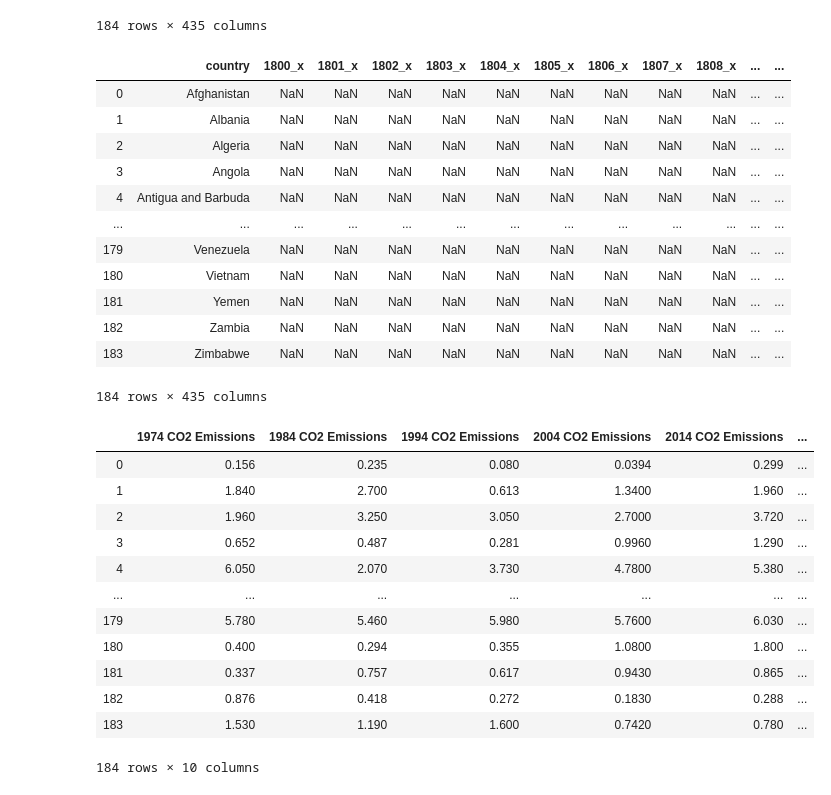
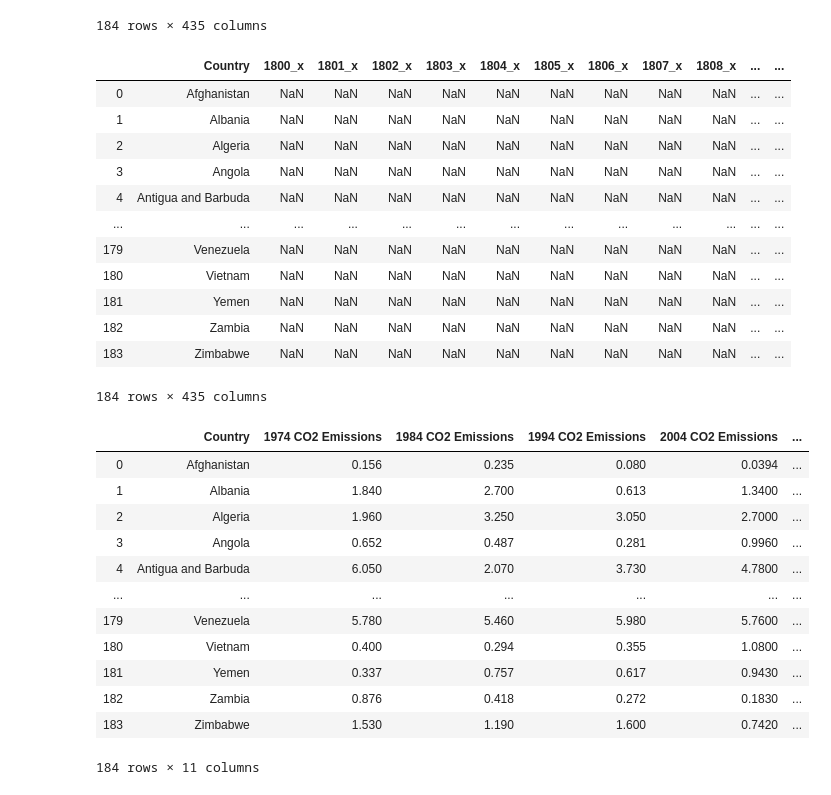
Before and after one commit to VallieTracy/project-one, a Jupyter notebook: Team_Awesome_Project_1.ipynb, the cells around one changed output. Cells and saved outputs as stored; diff of their text form; code cells hidden in the pictures.

Commit message:
created 1974 dataframe

```diff
--- a/Team_Awesome_Project_1.ipynb
+++ b/Team_Awesome_Project_1.ipynb
@@ -121,19 +122,21 @@ co2_br_merge
 | 183 | Zimbabwe | NaN | NaN | NaN | NaN | NaN | NaN | NaN | NaN | NaN | ... | ... |
 184 rows × 435 columns
 # %%
-co2_br_rename = co2_br_merge.rename(columns={"1974_x": "1974 CO2 Emissions",
+#rename columns
+co2_br_rename = co2_br_merge.rename(columns={"country": "Country",
+                                             "1974_x": "1974 CO2 Emissions",
                                              "1984_x": "1984 CO2 Emissions",
                                              "1994_x": "1994 CO2 Emissions",
                                              "2004_x": "2004 CO2 Emissions",
                                              "2014_x": "2014 CO2 Emissions",
-                                             "1974_y": "1974 CO2 Birthrate",
-                                             "1984_y": "1984 CO2 Birthrate",
-                                             "1994_y": "1994 CO2 Birthrate",
-                                             "2004_y": "2004 CO2 Birthrate",
-                                             "2014_y": "2014 CO2 Birthrate"})
+                                             "1974_y": "1974 Birthrate",
+                                             "1984_y": "1984 Birthrate",
+                                             "1994_y": "1994 Birthrate",
+                                             "2004_y": "2004 Birthrate",
+                                             "2014_y": "2014 Birthrate"})
 co2_br_rename
 # %% [output]
-|  | country | 1800_x | 1801_x | 1802_x | 1803_x | 1804_x | 1805_x | 1806_x | 1807_x | 1808_x | ... | ... |
+|  | Country | 1800_x | 1801_x | 1802_x | 1803_x | 1804_x | 1805_x | 1806_x | 1807_x | 1808_x | ... | ... |
 | 0 | Afghanistan | NaN | NaN | NaN | NaN | NaN | NaN | NaN | NaN | NaN | ... | ... |
 | 1 | Albania | NaN | NaN | NaN | NaN | NaN | NaN | NaN | NaN | NaN | ... | ... |
 | 2 | Algeria | NaN | NaN | NaN | NaN | NaN | NaN | NaN | NaN | NaN | ... | ... |
@@ -147,20 +150,21 @@ co2_br_rename
 | 183 | Zimbabwe | NaN | NaN | NaN | NaN | NaN | NaN | NaN | NaN | NaN | ... | ... |
 184 rows × 435 columns
 # %%
-co2_br_df = co2_br_rename[["1974 CO2 Emissions", "1984 CO2 Emissions", "1994 CO2 Emissions", "2004 CO2 Emissions", "2014 CO2 Emissions",
-                           "1974 CO2 Birthrate", "1984 CO2 Birthrate", "1994 CO2 Birthrate", "2004 CO2 Birthrate", "2014 CO2 Birthrate"]]
+#make df with only the columns we want to keep
+co2_br_df = co2_br_rename[["Country", "1974 CO2 Emissions", "1984 CO2 Emissions", "1994 CO2 Emissions", "2004 CO2 Emissions", "2014 CO2 Emissions",
+                           "1974 Birthrate", "1984 Birthrate", "1994 Birthrate", "2004 Birthrate", "2014 Birthrate"]]
 co2_br_df
 # %% [output]
-|  | 1974 CO2 Emissions | 1984 CO2 Emissions | 1994 CO2 Emissions | 2004 CO2 Emissions | 2014 CO2 Emissions | ... |
-| 0 | 0.156 | 0.235 | 0.080 | 0.0394 | 0.299 | ... |
-| 1 | 1.840 | 2.700 | 0.613 | 1.3400 | 1.960 | ... |
-| 2 | 1.960 | 3.250 | 3.050 | 2.7000 | 3.720 | ... |
-| 3 | 0.652 | 0.487 | 0.281 | 0.9960 | 1.290 | ... |
-| 4 | 6.050 | 2.070 | 3.730 | 4.7800 | 5.380 | ... |
+|  | Country | 1974 CO2 Emissions | 1984 CO2 Emissions | 1994 CO2 Emissions | 2004 CO2 Emissions | ... |
+| 0 | Afghanistan | 0.156 | 0.235 | 0.080 | 0.0394 | ... |
+| 1 | Albania | 1.840 | 2.700 | 0.613 | 1.3400 | ... |
+| 2 | Algeria | 1.960 | 3.250 | 3.050 | 2.7000 | ... |
+| 3 | Angola | 0.652 | 0.487 | 0.281 | 0.9960 | ... |
+| 4 | Antigua and Barbuda | 6.050 | 2.070 | 3.730 | 4.7800 | ... |
 | ... | ... | ... | ... | ... | ... | ... |
-| 179 | 5.780 | 5.460 | 5.980 | 5.7600 | 6.030 | ... |
-| 180 | 0.400 | 0.294 | 0.355 | 1.0800 | 1.800 | ... |
-| 181 | 0.337 | 0.757 | 0.617 | 0.9430 | 0.865 | ... |
-| 182 | 0.876 | 0.418 | 0.272 | 0.1830 | 0.288 | ... |
-| 183 | 1.530 | 1.190 | 1.600 | 0.7420 | 0.780 | ... |
+| 179 | Venezuela | 5.780 | 5.460 | 5.980 | 5.7600 | ... |
+| 180 | Vietnam | 0.400 | 0.294 | 0.355 | 1.0800 | ... |
+| 181 | Yemen | 0.337 | 0.757 | 0.617 | 0.9430 | ... |
+| 182 | Zambia | 0.876 | 0.418 | 0.272 | 0.1830 | ... |
+| 183 | Zimbabwe | 1.530 | 1.190 | 1.600 | 0.7420 | ... |
-184 rows × 10 columns
+184 rows × 11 columns
```
Also changed, not shown: parts of 5 cells of this notebook.
